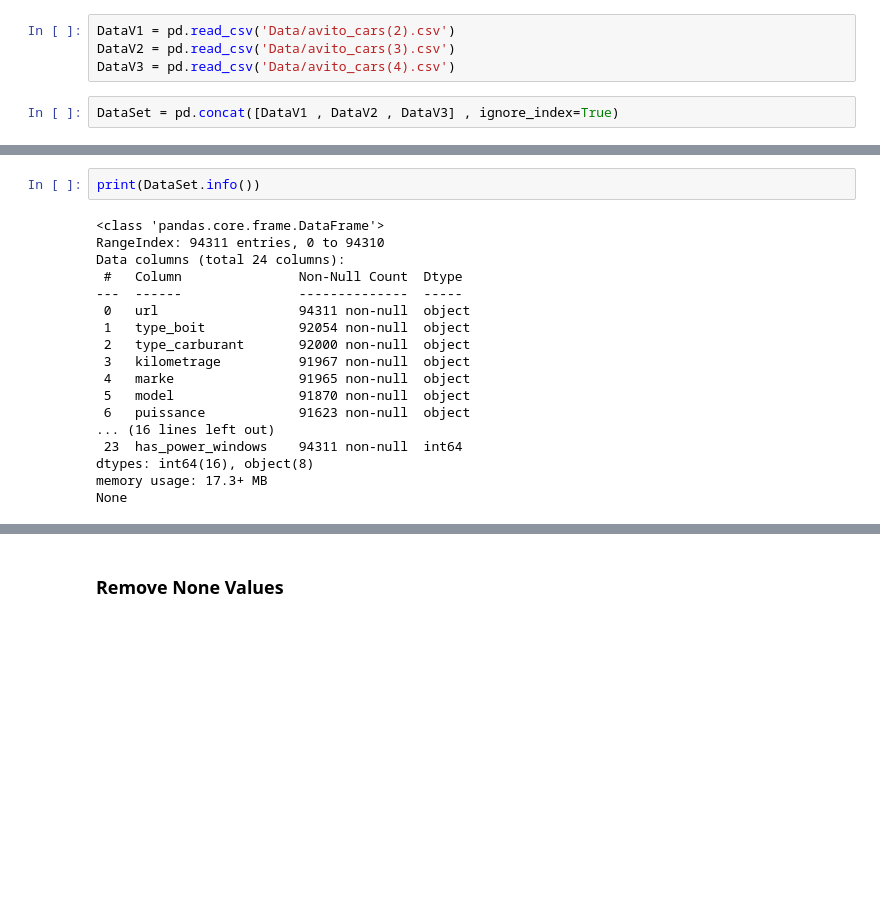
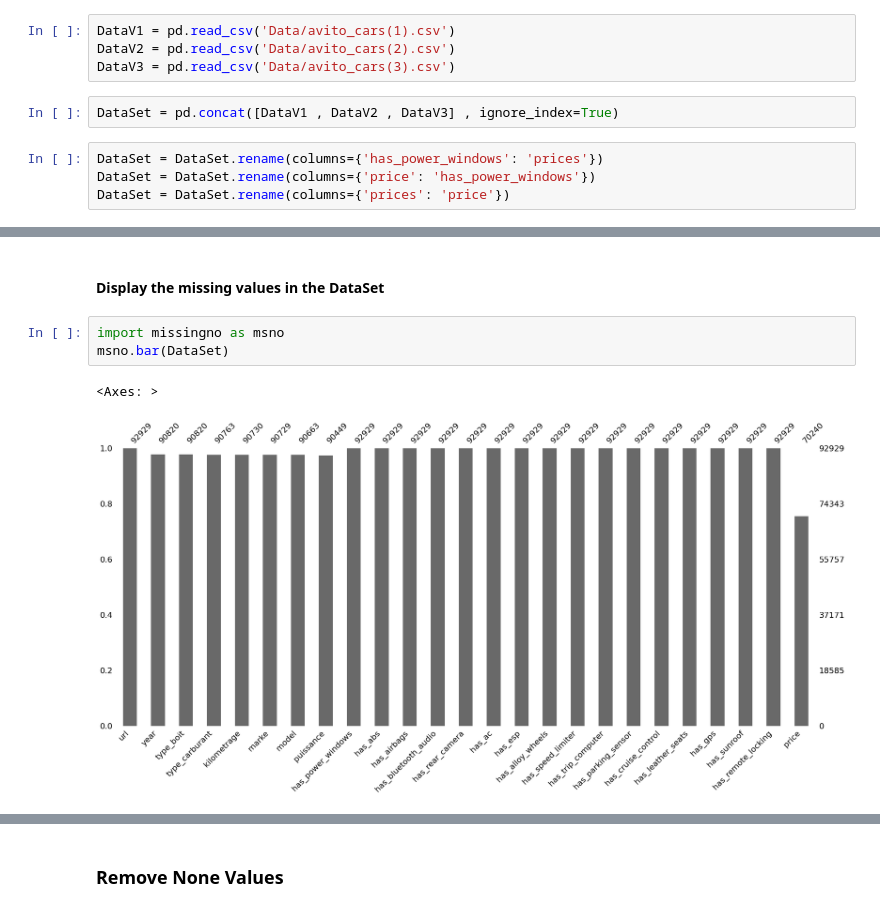
Before and after one commit to eddaoudi-mohamed/Predict_Price_Car, a Jupyter notebook: CleaningData.ipynb, the cells around one changed output, grey strips where cells are left out. Saved outputs shown, nothing was run; the diff lists cells and outputs as text; blank space fills up the shorter version.

```diff
--- a/CleaningData.ipynb
+++ b/CleaningData.ipynb
@@ -3,6 +8,10 @@ import pandas as pd
 # %%
-DataV1 = pd.read_csv('Data/avito_cars(2).csv')
-DataV2 = pd.read_csv('Data/avito_cars(3).csv')
-DataV3 = pd.read_csv('Data/avito_cars(4).csv')
+DataV1 = pd.read_csv('Data/avito_cars(1).csv')
+DataV2 = pd.read_csv('Data/avito_cars(2).csv')
+DataV3 = pd.read_csv('Data/avito_cars(3).csv')
 # %%
 DataSet = pd.concat([DataV1 , DataV2 , DataV3] , ignore_index=True)
+# %%
+DataSet = DataSet.rename(columns={'has_power_windows': 'prices'})
+DataSet = DataSet.rename(columns={'price': 'has_power_windows'})
+DataSet = DataSet.rename(columns={'prices': 'price'})
@@ -9,20 +38,8 @@ DataSet = pd.concat([DataV1 , DataV2 , DataV3] , ignore_index=True)
+# %% [markdown]
+#### Display the missing values in the DataSet
 # %%
-print(DataSet.info())
+import missingno as msno
+msno.bar(DataSet)
 # %% [output]
-<class 'pandas.core.frame.DataFrame'>
-RangeIndex: 94311 entries, 0 to 94310
-Data columns (total 24 columns):
- #   Column               Non-Null Count  Dtype
----  ------               --------------  -----
- 0   url                  94311 non-null  object
- 1   type_boit            92054 non-null  object
- 2   type_carburant       92000 non-null  object
- 3   kilometrage          91967 non-null  object
- 4   marke                91965 non-null  object
- 5   model                91870 non-null  object
- 6   puissance            91623 non-null  object
-... (16 lines left out)
- 23  has_power_windows    94311 non-null  int64
-dtypes: int64(16), object(8)
-memory usage: 17.3+ MB
-None
+<Axes: >
+[figure, added]
```
Also changed, not shown: parts of 25 cells of this notebook, 10 other files.
